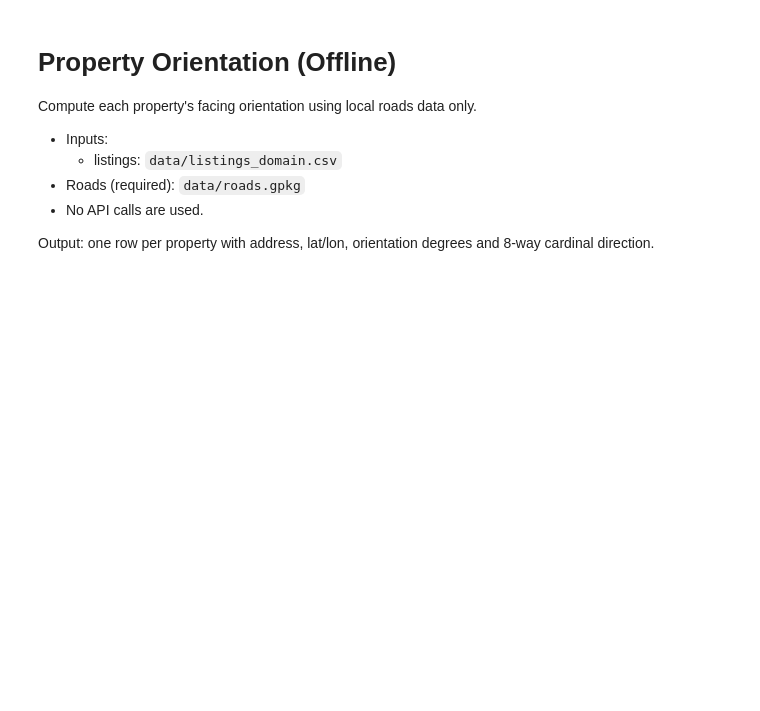
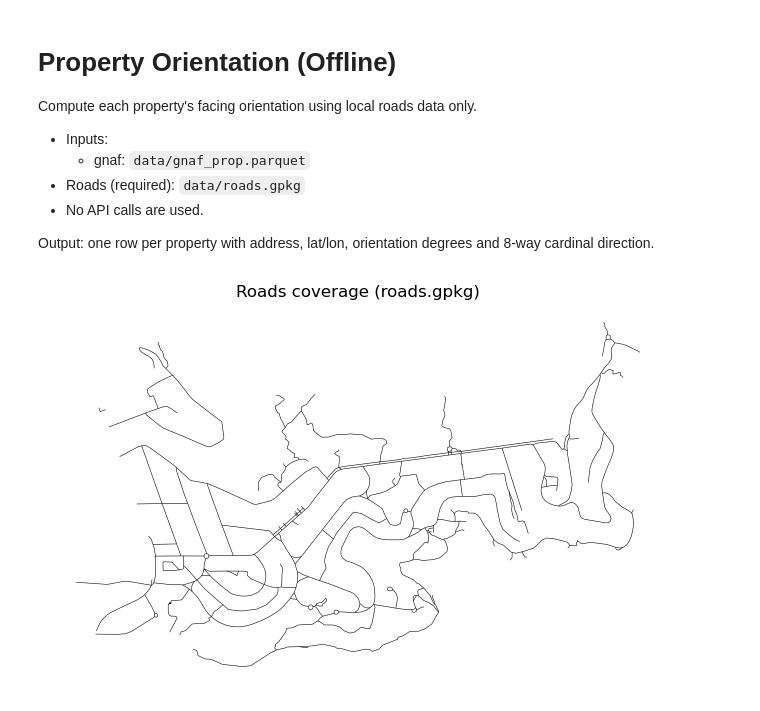
Before and after one commit to z4nse/microburbs-coding, a Jupyter notebook: property_orientation.ipynb, the cells around one changed output. Saved outputs shown, nothing was run; the diff lists cells and outputs as text; code cells hidden in the pictures; blank space fills up the shorter version.

```diff
--- a/property_orientation.ipynb
+++ b/property_orientation.ipynb
@@ -4,11 +4,50 @@
 Compute each property's facing orientation using local roads data only.
 
 - Inputs:
-  - listings: `data/listings_domain.csv`
+  - gnaf: `data/gnaf_prop.parquet`
 - Roads (required): `data/roads.gpkg`
 - No API calls are used.
 
 Output: one row per property with address, lat/lon, orientation degrees and 8-way cardinal direction.
+# %%
+# Preview roads coverage
+from pathlib import Path
+import geopandas as gpd
+import matplotlib.pyplot as plt
+import fiona
+import pandas as pd
+
+roads_path = Path('data/roads.gpkg')
+# Load all layers if present
+layers = []
+try:
+    layers = list(fiona.listlayers(roads_path))
+except Exception:
+    layers = []
+
+frames = []
+if layers:
+    for layer in layers:
+        try:
+            g = gpd.read_file(roads_path, layer=layer)
+            if not g.empty:
+                frames.append(g)
+        except Exception:
+            pass
+else:
+    frames = [gpd.read_file(roads_path)]
+
+roads = pd.concat(frames, ignore_index=True) if frames else gpd.GeoDataFrame(columns=['geometry'])
+roads = gpd.GeoDataFrame(roads, geometry='geometry')
+roads = roads[roads.geometry.notna()]
+
+fig, ax = plt.subplots(figsize=(8, 8))
+roads.plot(ax=ax, linewidth=0.4, color='black')
+ax.set_title('Roads coverage (roads.gpkg)')
+ax.set_axis_off()
+plt.show()
+# %% [output]
+[figure, added]
 # %%
 # Configuration
 from pathlib import Path
```
Also changed, not shown: parts of 8 cells of this notebook, 4 other files.
